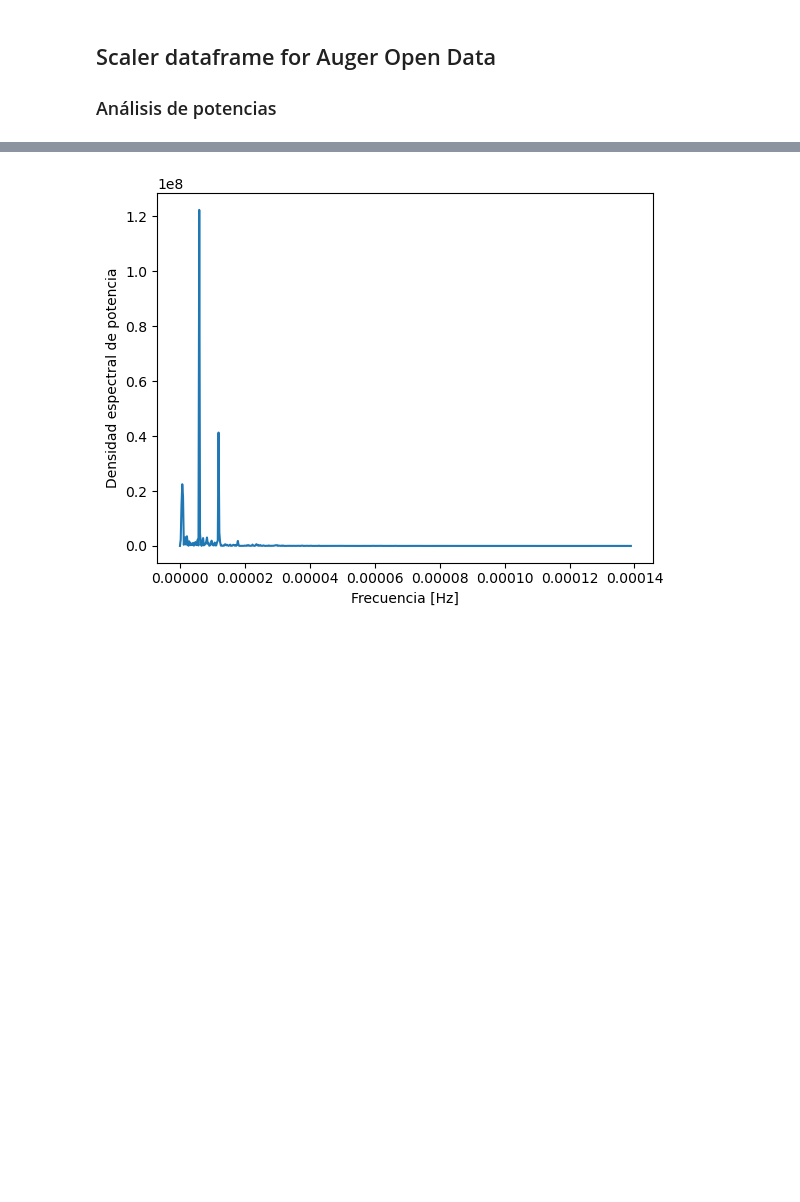
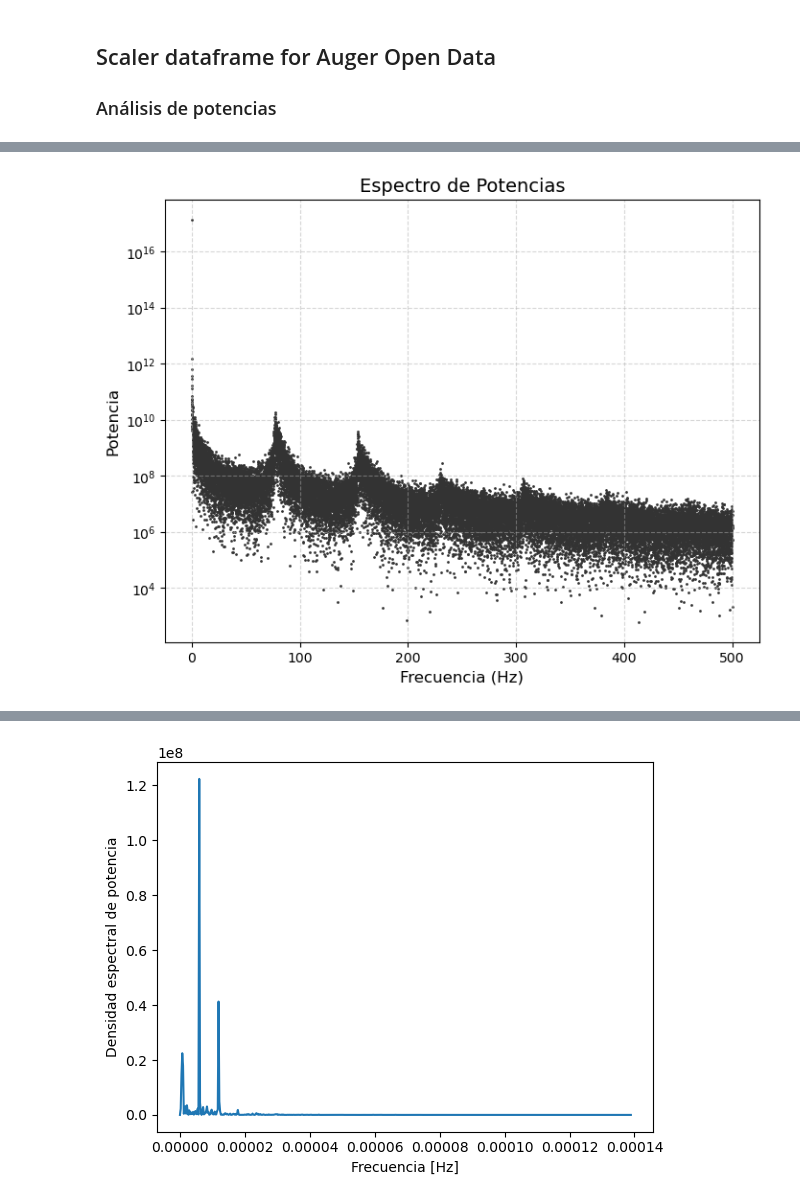
Before and after one commit to jennifergc/scaler_for_solar_analysis, a Jupyter notebook: 06_potencias.ipynb, the cells around one changed output, grey strips where cells are left out. Cells and saved outputs as stored; diff of their text form; code cells hidden in the pictures; blank space fills up the shorter version.

```diff
--- a/06_potencias.ipynb
+++ b/06_potencias.ipynb
@@ -18,0 +39,6 @@ Hay  (11805, 4) líneas vacías
+# %%
+##### FAST FOURIER TRANSFORM
+data = scaler3600s['ScalerCorr']
+fft_result = np.fft.fft(data)
+# %%
+power_spectrum = np.abs(fft_result)**2
@@ -18,0 +47,51 @@ Hay  (11805, 4) líneas vacías
+# %%
+# Crear un vector de frecuencias correspondientes a los datos
+# Esto asume que tus datos se recopilaron a intervalos regulares
+# Si no es así, debes ajustar el cálculo de frecuencia
+sampling_rate = 3600  # Unidad de tiempo entre mediciones
+n = len(data)  # Número de puntos de datos
+frequencies = np.fft.fftfreq(n, d=1/sampling_rate)
+
+# Crear la gráfica del espectro de potencias
+configure_plots()
+
+
+# Límite superior para la frecuencia (500 Hz)
+max_frequency = 500  # Hz
+# Encuentra el índice más cercano en el arreglo de frecuencias
+max_frequency_index = np.argmax(frequencies >= max_frequency)
+
+
+#plt.scatter(frequencies[:n//2], power_spectrum[:n//2],s=1)  # Solo graficamos la mitad positiva del espectro
+plt.scatter(frequencies[:max_frequency_index], power_spectrum[:max_frequency_index], s=1)
+
+plt.yscale('log')  # Configurar el eje horizontal en escala logarítmica
+#plt.xscale('log')  # Configurar el eje horizontal en escala logarítmica
+
+
+# Etiquetar el eje x con unidades de tiempo
+# Calculamos las frecuencias correspondientes a días, meses y años
+#frequencies_in_seconds = 1 / frequencies[:n//2]  # Invertimos las frecuencias a segundos
+#seconds_in_a_day = 24 * 3600  # Segundos en un día
+#seconds_in_a_month = 30 * 24 * 3600  # Aproximadamente, segundos en un mes
+#seconds_in_a_year = 365 * 24 * 3600  # Aproximadamente, segundos en un año
+#seconds_in_11_years = 11 * 365 * 24 * 3600  # Aproximadamente, segundos en 11 años
+
+# Marcas en el eje x
+#x_ticks = [1, 1 / seconds_in_a_day, 1 / seconds_in_a_month, 1 / seconds_in_a_year, 1 / seconds_in_11_years]
+#x_tick_labels = ['1 Hz', '1/day', '1/month', '1/year', '1/11 years']
+
+# Ajustar las etiquetas para el rango de frecuencia máximo de 500 Hz
+#x_ticks = [1 / max_frequency] + x_ticks
+#x_tick_labels = [f'{max_frequency} Hz'] + x_tick_labels
+
+
+
+#plt.xticks(x_ticks, x_tick_labels)
+plt.xlabel('Frecuencia (Hz)')
+plt.ylabel('Potencia')
+plt.title('Espectro de Potencias')
+plt.grid()
+plt.show()
+# %% [output]
+[figure, added]
```
Also changed, not shown: parts of 13 cells of this notebook, 7 other files.
